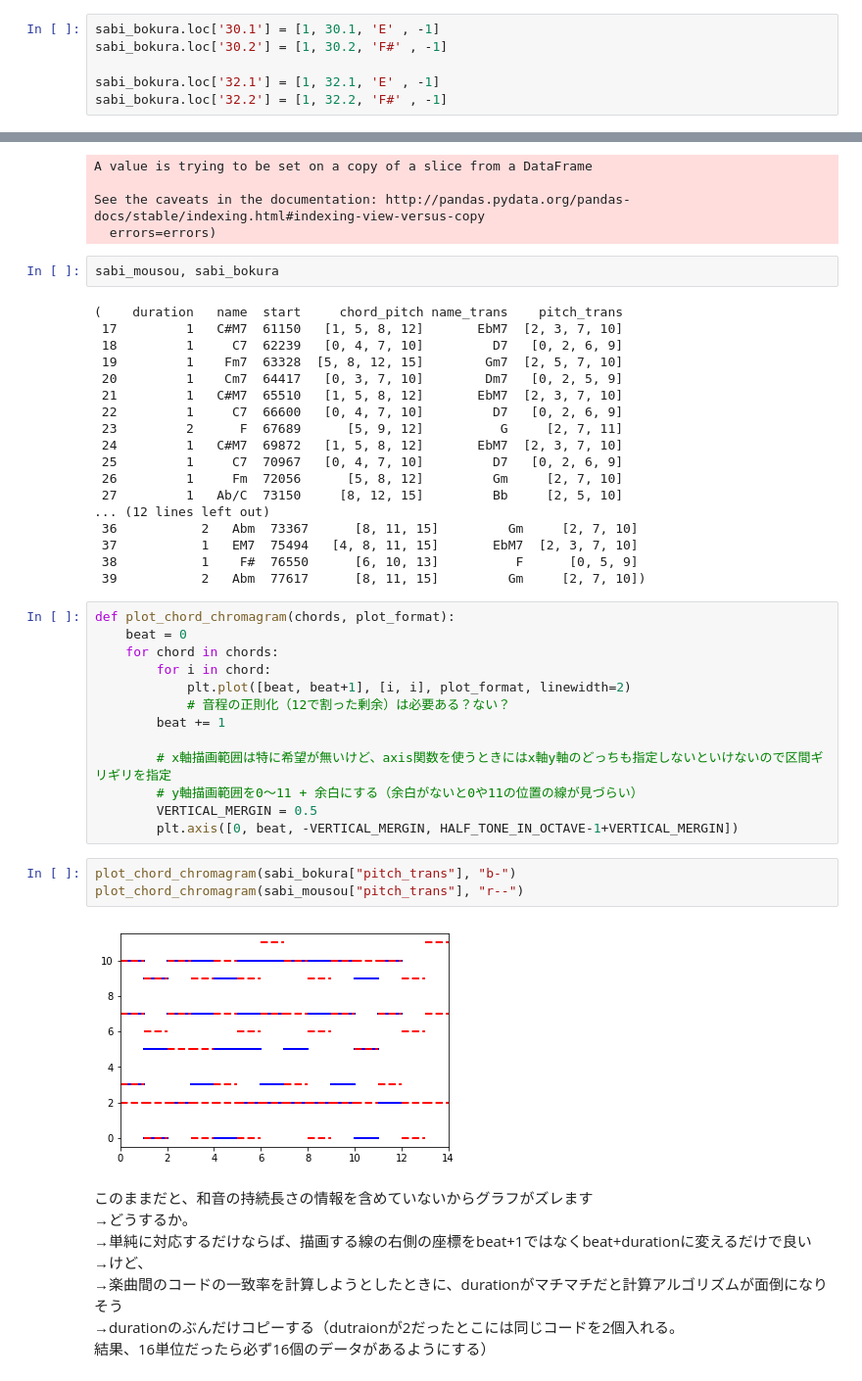
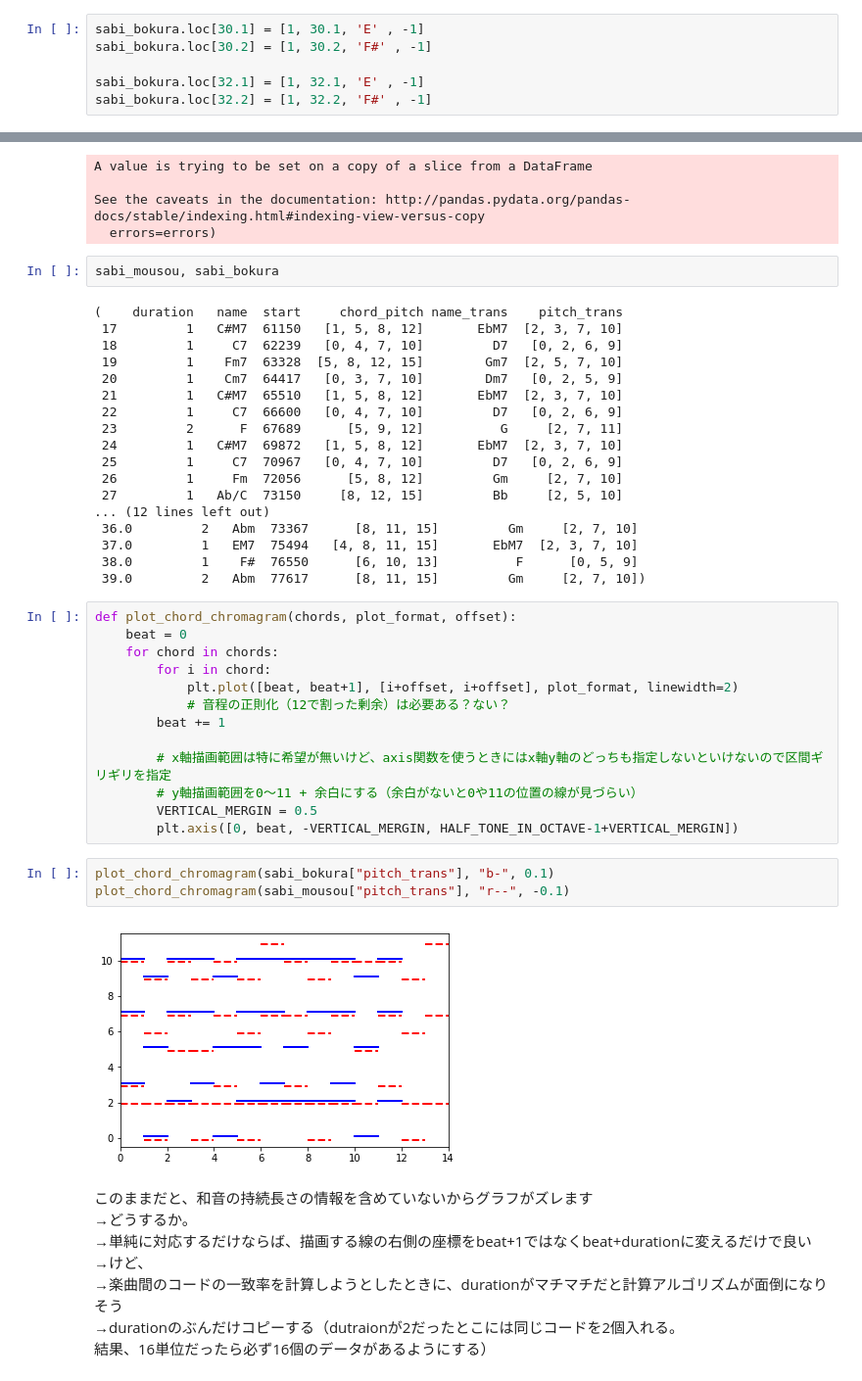
Before and after one commit to Linus-MK/audio_chord_analysis, a Jupyter notebook: perse_songle_api.ipynb, the cells around one changed output, grey strips where cells are left out. Shown at 98% size. Drawn from its saved outputs; the diff is of its cells as text.

```diff
--- a/perse_songle_api.ipynb
+++ b/perse_songle_api.ipynb
@@ -192,11 +192,11 @@ sabi_bokura
 | 38 | 1 | 38 | F# | 76550 |
 | 39 | 2 | 39 | Abm | 77617 |
 # %%
-sabi_bokura.loc['30.1'] = [1, 30.1, 'E' , -1]
-sabi_bokura.loc['30.2'] = [1, 30.2, 'F#' , -1]
+sabi_bokura.loc[30.1] = [1, 30.1, 'E' , -1]
+sabi_bokura.loc[30.2] = [1, 30.2, 'F#' , -1]
 
-sabi_bokura.loc['32.1'] = [1, 32.1, 'E' , -1]
-sabi_bokura.loc['32.2'] = [1, 32.2, 'F#' , -1]
+sabi_bokura.loc[32.1] = [1, 32.1, 'E' , -1]
+sabi_bokura.loc[32.2] = [1, 32.2, 'F#' , -1]
 # %% [output]
 A value is trying to be set on a copy of a slice from a DataFrame
 
@@ -502,16 +502,16 @@ sabi_mousou, sabi_bokura
  26         1     Fm  72056      [5, 8, 12]         Gm     [2, 7, 10]
  27         1   Ab/C  73150     [8, 12, 15]         Bb     [2, 5, 10]
 ... (12 lines left out)
- 36           2   Abm  73367      [8, 11, 15]         Gm     [2, 7, 10]
- 37           1   EM7  75494   [4, 8, 11, 15]       EbM7  [2, 3, 7, 10]
- 38           1    F#  76550      [6, 10, 13]          F      [0, 5, 9]
- 39           2   Abm  77617      [8, 11, 15]         Gm     [2, 7, 10])
+ 36.0         2   Abm  73367      [8, 11, 15]         Gm     [2, 7, 10]
+ 37.0         1   EM7  75494   [4, 8, 11, 15]       EbM7  [2, 3, 7, 10]
+ 38.0         1    F#  76550      [6, 10, 13]          F      [0, 5, 9]
+ 39.0         2   Abm  77617      [8, 11, 15]         Gm     [2, 7, 10])
 # %%
-def plot_chord_chromagram(chords, plot_format):
+def plot_chord_chromagram(chords, plot_format, offset):
     beat = 0
     for chord in chords:
         for i in chord:
-            plt.plot([beat, beat+1], [i, i], plot_format, linewidth=2)
+            plt.plot([beat, beat+1], [i+offset, i+offset], plot_format, linewidth=2)
             # 音程の正則化（12で割った剰余）は必要ある？ない？
         beat += 1
 
@@ -520,10 +520,10 @@ def plot_chord_chromagram(chords, plot_format):
         VERTICAL_MERGIN = 0.5
         plt.axis([0, beat, -VERTICAL_MERGIN, HALF_TONE_IN_OCTAVE-1+VERTICAL_MERGIN])
 # %%
-plot_chord_chromagram(sabi_bokura["pitch_trans"], "b-")
-plot_chord_chromagram(sabi_mousou["pitch_trans"], "r--")
+plot_chord_chromagram(sabi_bokura["pitch_trans"], "b-", 0.1)
+plot_chord_chromagram(sabi_mousou["pitch_trans"], "r--", -0.1)
 # %% [output]
-[figure, old version]
+[figure, new version]
 # %% [markdown]
 このままだと、和音の持続長さの情報を含めていないからグラフがズレます
 →どうするか。
```
Also changed, not shown: parts of 9 cells of this notebook.
